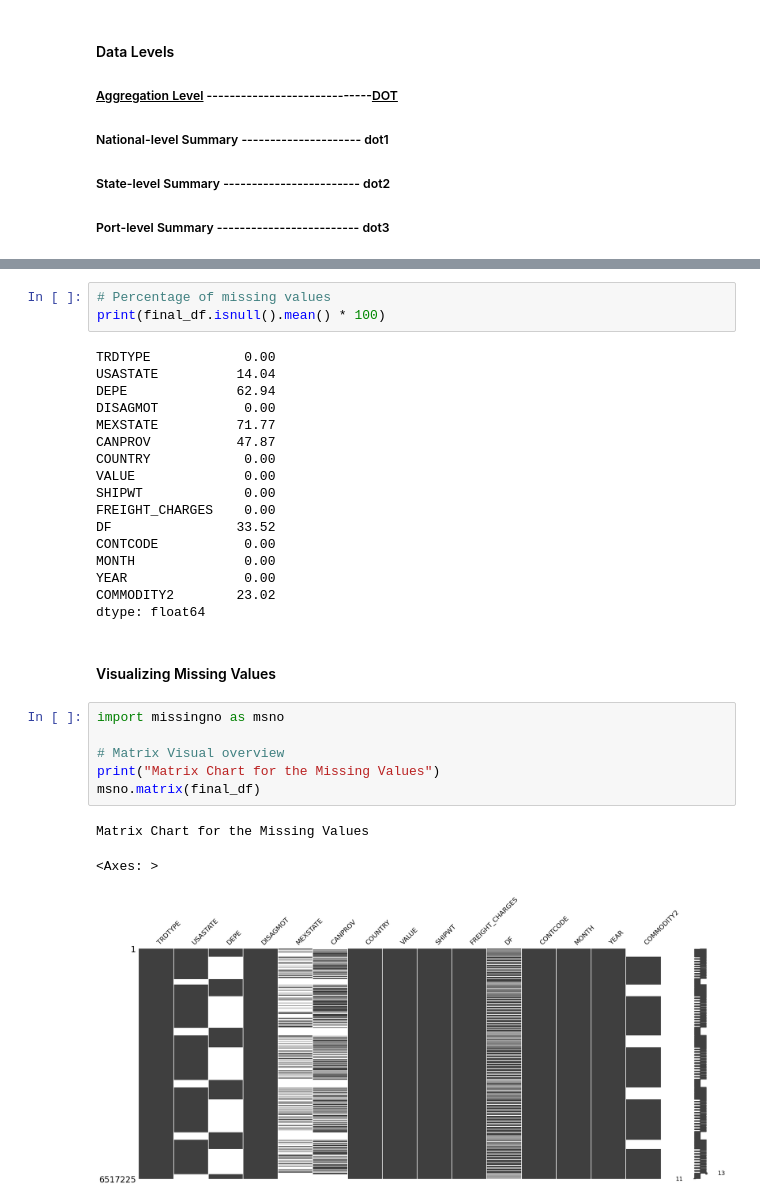
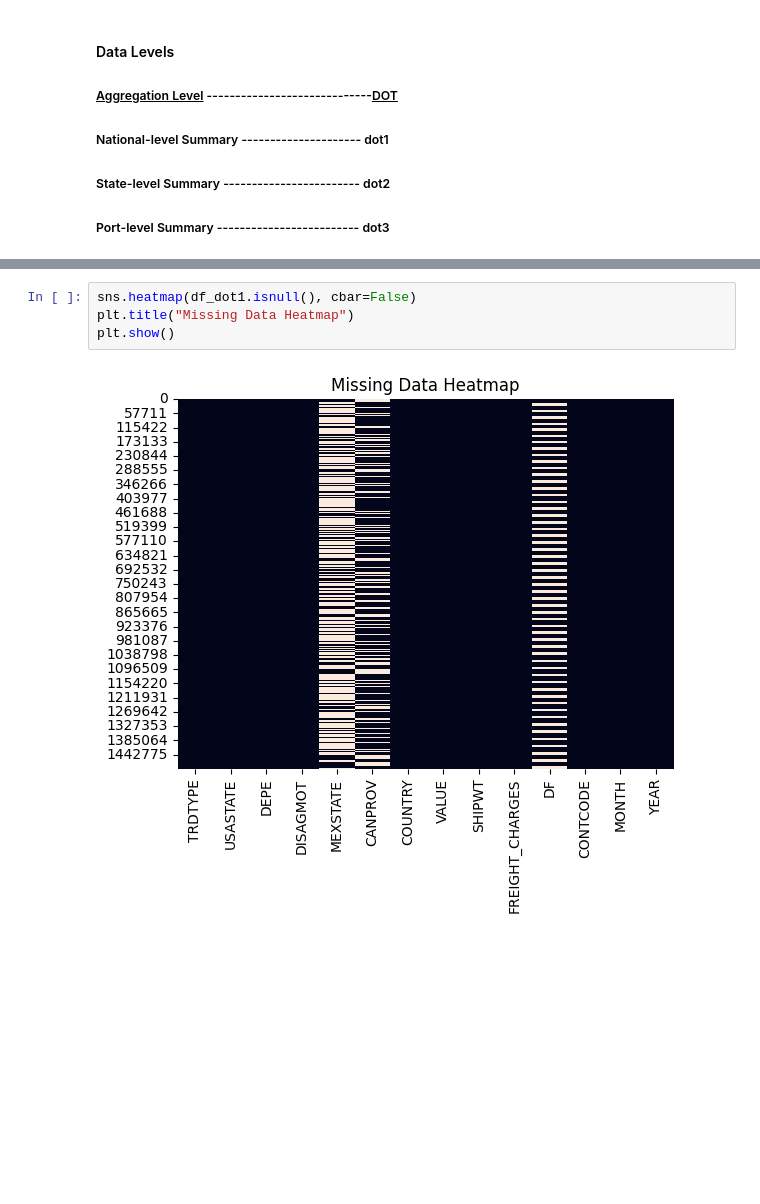
Before and after one commit to solo-007/TransBorder-Freight-Data-Analysis, a Jupyter notebook: Transborder_Freight_DataAnalysis.ipynb, the cells around one changed output, grey strips where cells are left out. Drawn from its saved outputs; the diff is of its cells as text; blank space fills up the shorter version.

```diff
--- a/Transborder_Freight_DataAnalysis.ipynb
+++ b/Transborder_Freight_DataAnalysis.ipynb
@@ -619,32 +654,6 @@ dtype: int64
 # %%
-# Percentage of missing values
-print(final_df.isnull().mean() * 100)
+sns.heatmap(df_dot1.isnull(), cbar=False)
+plt.title("Missing Data Heatmap")
+plt.show()
 # %% [output]
-TRDTYPE            0.00
-USASTATE          14.04
-DEPE              62.94
-DISAGMOT           0.00
-MEXSTATE          71.77
-CANPROV           47.87
-COUNTRY            0.00
-VALUE              0.00
-SHIPWT             0.00
-FREIGHT_CHARGES    0.00
-DF                33.52
-CONTCODE           0.00
-MONTH              0.00
-YEAR               0.00
-COMMODITY2        23.02
-dtype: float64
+[figure, added]
-# %% [markdown]
-#### Visualizing Missing Values
-# %%
-import missingno as msno
-
-# Matrix Visual overview
-print("Matrix Chart for the Missing Values")
-msno.matrix(final_df)
-# %% [output]
-Matrix Chart for the Missing Values
-<Axes: >
-[figure, removed]
```
Also changed, not shown: parts of 91 cells of this notebook.
